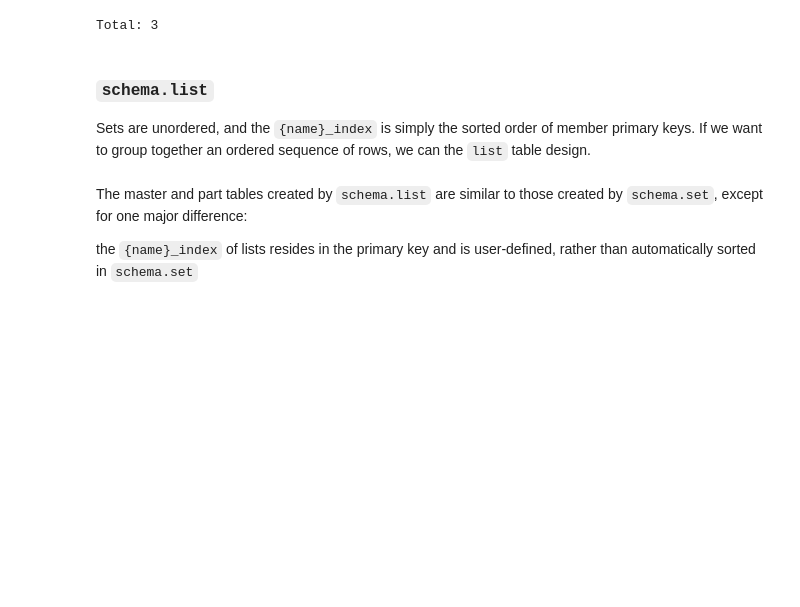
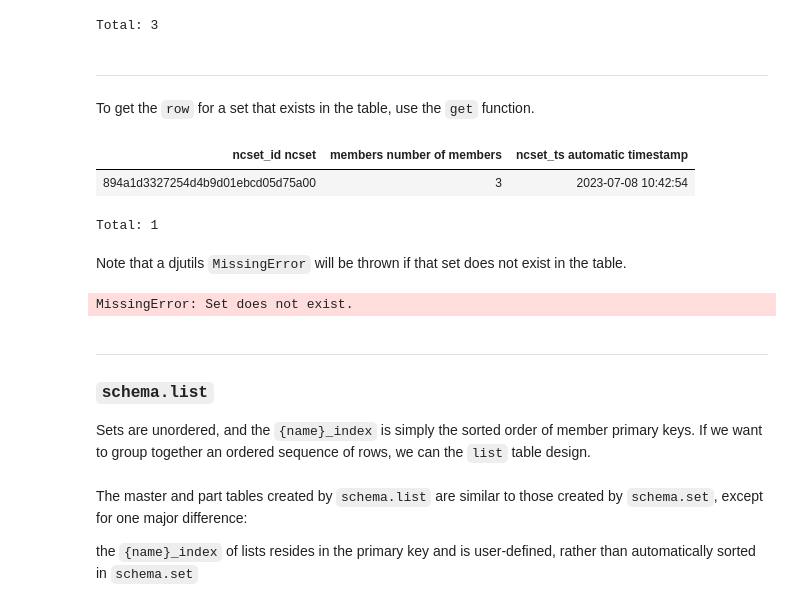
Before and after one commit to cajal/djutils, a Jupyter notebook: tutorials/3) Sets and Lists.ipynb, the cells around one changed output. Saved outputs shown, nothing was run; the diff lists cells and outputs as text; code cells hidden in the pictures; blank space fills up the shorter version.

```diff
--- a/tutorials/3) Sets and Lists.ipynb
+++ b/tutorials/3) Sets and Lists.ipynb
@@ -155,7 +173,30 @@ NeuronCompartmentSet.Member & key
 | 894a1d3327254d4b9d01ebcd05d75a00 | 1 | axon | 1 |
 | 894a1d3327254d4b9d01ebcd05d75a00 | 2 | axon | 2 |
 Total: 3
+# %% [markdown]
+---
+
+To get the `row` for a set that exists in the table, use the `get` function.
+# %%
+row = NeuronCompartmentSet.get(
+    'neuron_id >= 0 and neuron_id <= 2 and compartment="axon"',
+)
+row
+# %% [output]
+| ncset_id ncset | members number of members | ncset_ts automatic timestamp |
+| 894a1d3327254d4b9d01ebcd05d75a00 | 3 | 2023-07-08 10:42:54 |
+Total: 1
+# %% [markdown]
+Note that a djutils `MissingError` will be thrown if that set does not exist in the table.
+# %%
+row = NeuronCompartmentSet.get(
+    'neuron_id >= 1 and neuron_id <= 3 and compartment="dendrite"',
+)
+# %% [output]
+MissingError: Set does not exist.
 # %% [markdown]
+---
+
 ### `schema.list`
 
 Sets are unordered, and the `{name}_index` is simply the sorted order of member primary keys. If we want to group together an ordered sequence of rows, we can the `list` table design.
```
Also changed, not shown: parts of 16 cells of this notebook.
